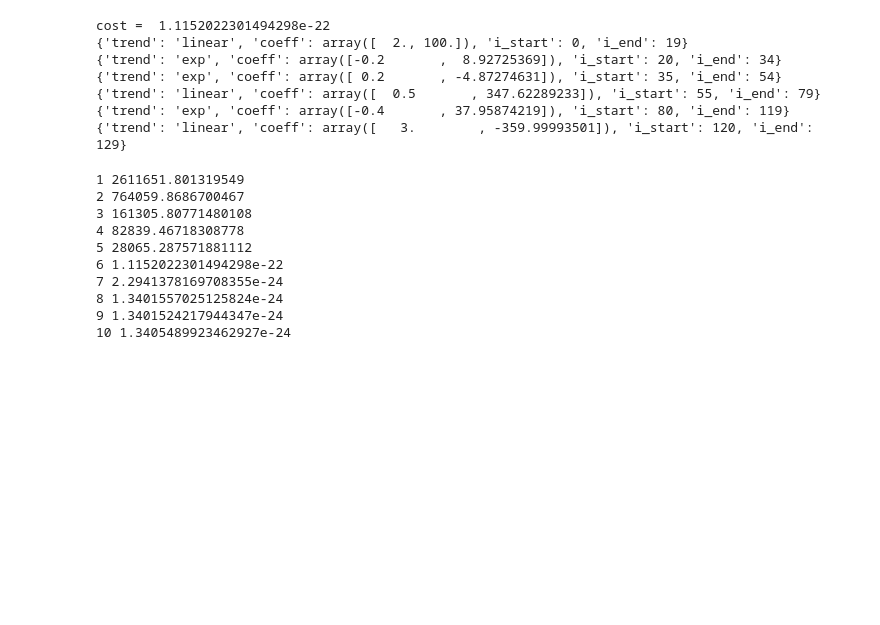
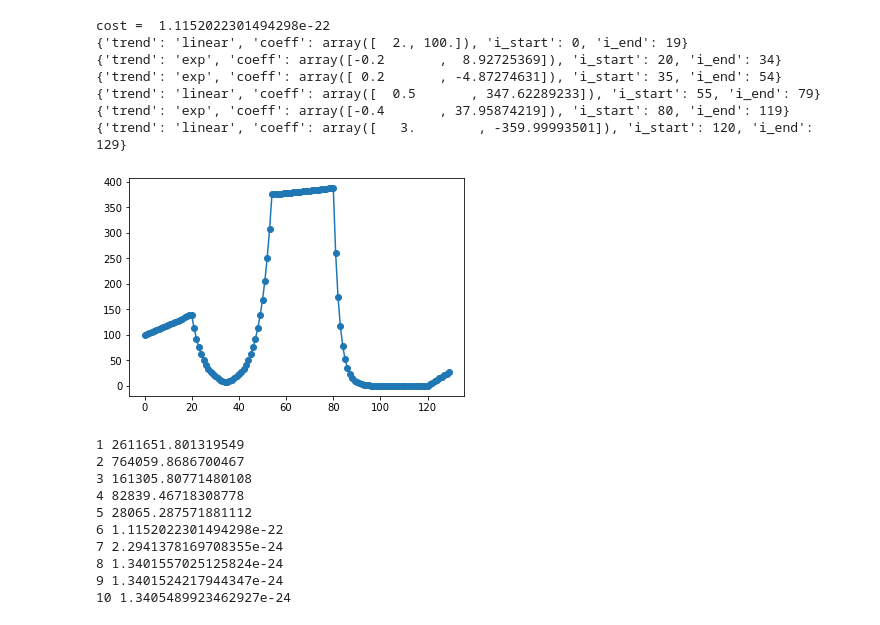
Before and after one commit to yuziheusc/dp_series_seg, a Jupyter notebook: test_dp.ipynb, the cells around one changed output. Drawn from its saved outputs; the diff is of its cells as text; code cells hidden in the pictures; blank space fills up the shorter version.

Commit message:
added curve fitting function.

```diff
--- a/test_dp.ipynb
+++ b/test_dp.ipynb
@@ -125,8 +125,26 @@ def fit_range(t, x, trend):
         res["cost"] = np.sum((x_pred - x)**2)
         res["trend"] = trend
         res["coeff"] = tmp
+    else:
+        raise("Unknown trend name!")
 
     return res
+# %%
+def gen_model_curve(t, x, seg_list):
+    n = len(t)
+    x1 = np.zeros(n)
+
+    for entry in seg_list:
+        t_range = t[entry["i_start"]:entry["i_end"]+1]
+        if(entry["trend"]=="linear"):
+            coeff = entry["coeff"]
+            x_range = coeff[0]*t_range + coeff[1]
+            x1[entry["i_start"]:entry["i_end"]+1] = x_range
+        elif(entry["trend"]=="exp"):
+            coeff = entry["coeff"]
+            x_range = coeff[0]*t_range + coeff[1]
+            x1[entry["i_start"]:entry["i_end"]+1] = np.exp(x_range)
+    return x1
 # %%
 seg_res, seg_cost = dp_segment(t, x, 6, fit_range)
 # %%
@@ -141,6 +159,14 @@ cost =  1.1152022301494298e-22
 {'trend': 'linear', 'coeff': array([  0.5       , 347.62289233]), 'i_start': 55, 'i_end': 79}
 {'trend': 'exp', 'coeff': array([-0.4       , 37.95874219]), 'i_start': 80, 'i_end': 119}
 {'trend': 'linear', 'coeff': array([   3.        , -359.99993501]), 'i_start': 120, 'i_end': 129}
+# %%
+x_fit = gen_model_curve(t, x, seg_res)
+
+plt.scatter(t, x)
+plt.plot(t,x)
+plt.show()
+# %% [output]
+[figure, added]
 # %%
 k_list = []
 cost_list = []
```
Also changed, not shown: parts of 3 cells of this notebook.
